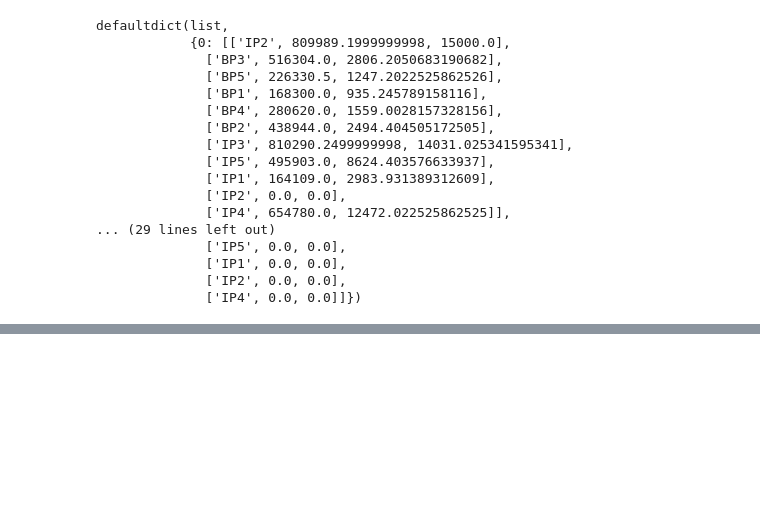
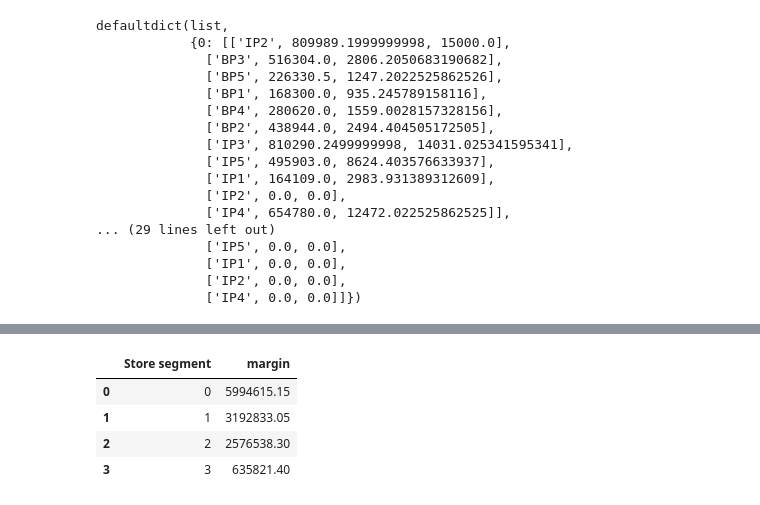
Before and after one commit to joelsathi/DataStorm-4.0-Finals, a Jupyter notebook: my_working.ipynb, the cells around one changed output, grey strips where cells are left out. Saved outputs shown, nothing was run; the diff lists cells and outputs as text; code cells hidden in the pictures; blank space fills up the shorter version.

```diff
--- a/my_working.ipynb
+++ b/my_working.ipynb
@@ -1006,0 +1109,15 @@ df.rename(
+# %%
+df.rename(
+    columns={'cluster': 'Store segment', 'Model Number': 'Recommended Freezer type', 'Freezer Name': 'Freezer name', 'Volume Capacity (Liters)': 'Freezer Volume', 'Profit':'margin'}, inplace=True
+)
+
+df.head()
+
+cluster_margin_df = df.groupby(['Store segment'])['margin'].sum().reset_index()
+cluster_margin_df.head()
+# %% [output]
+|  | Store segment | margin |
+| 0 | 0 | 5994615.15 |
+| 1 | 1 | 3192833.05 |
+| 2 | 2 | 2576538.30 |
+| 3 | 3 | 635821.40 |
```
Also changed, not shown: parts of 8 cells of this notebook.
